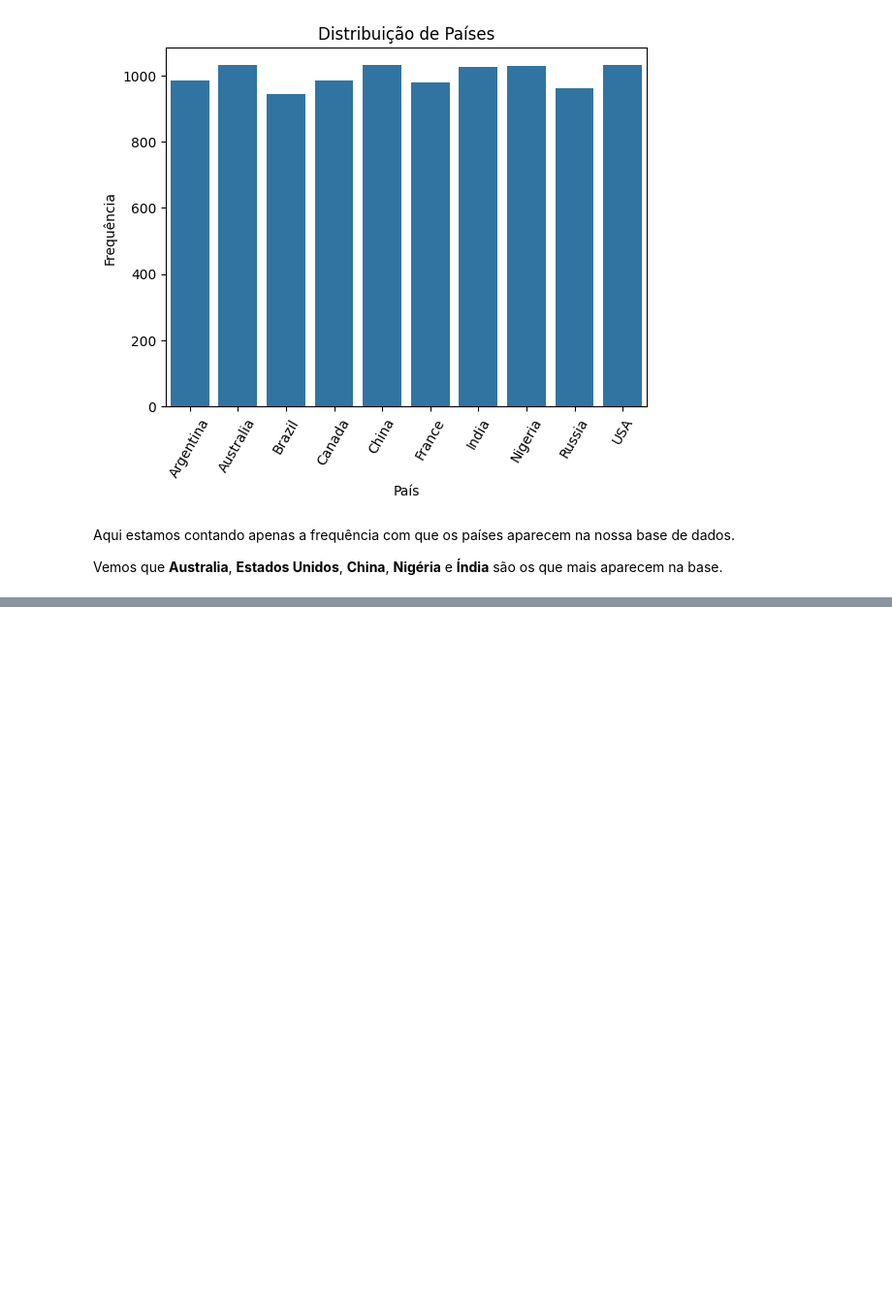
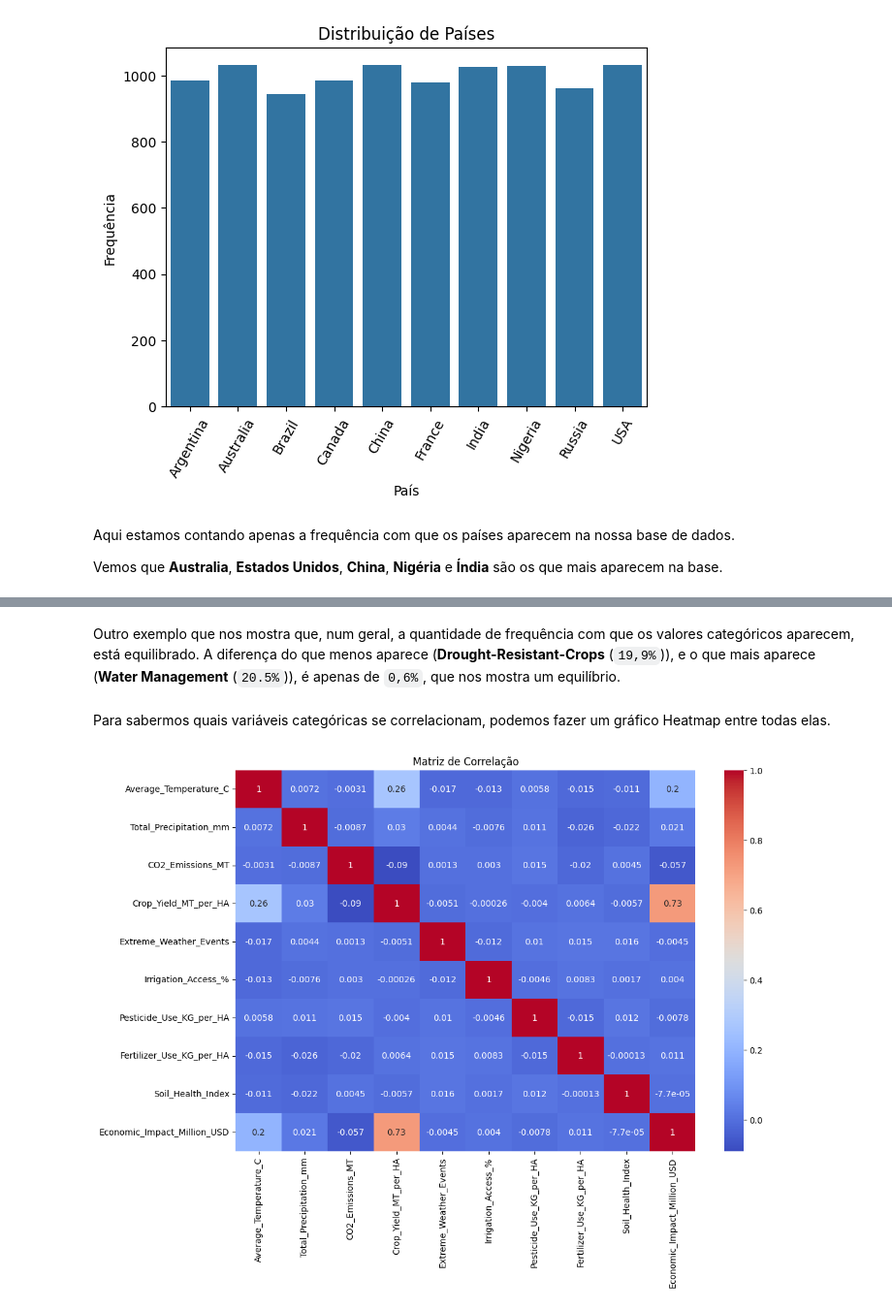
Before and after one commit to FTCLuis/AlgoritmoAM, a Jupyter notebook: Atv_Luis_Felipe_Laudacio.ipynb, the cells around one changed output, grey strips where cells are left out. Shown at 97% size. Drawn from its saved outputs; the diff is of its cells as text; code cells hidden in the pictures; blank space fills up the shorter version.

```diff
--- a/Atv_Luis_Felipe_Laudacio.ipynb
+++ b/Atv_Luis_Felipe_Laudacio.ipynb
@@ -230,0 +249,17 @@ plt.show()
+# %% [markdown]
+Outro exemplo que nos mostra que, num geral, a quantidade de frequência com que os valores categóricos aparecem, está equilibrado. A diferença do que menos aparece (**Drought-Resistant-Crops** (`19,9%`)), e o que mais aparece (**Water Management** (`20.5%`)), é apenas de `0,6%`, que nos mostra um equilíbrio.
+# %% [markdown]
+Para sabermos quais variáveis categóricas se correlacionam, podemos fazer um gráfico Heatmap entre todas elas.
+# %%
+plt.figure(figsize=(12, 8))
+
+df1 = df[['Average_Temperature_C', 'Total_Precipitation_mm', 'CO2_Emissions_MT', 'Crop_Yield_MT_per_HA',
+          'Extreme_Weather_Events', 'Irrigation_Access_%', 'Pesticide_Use_KG_per_HA', 'Fertilizer_Use_KG_per_HA',
+          'Soil_Health_Index', 'Economic_Impact_Million_USD', ]]
+
+corr_matrix = df1.corr()
+sns.heatmap(corr_matrix, annot=True, cmap='coolwarm')
+plt.title('Matriz de Correlação')
+plt.show()
+# %% [output]
+[figure, added]
```
Also changed, not shown: parts of 9 cells of this notebook.
